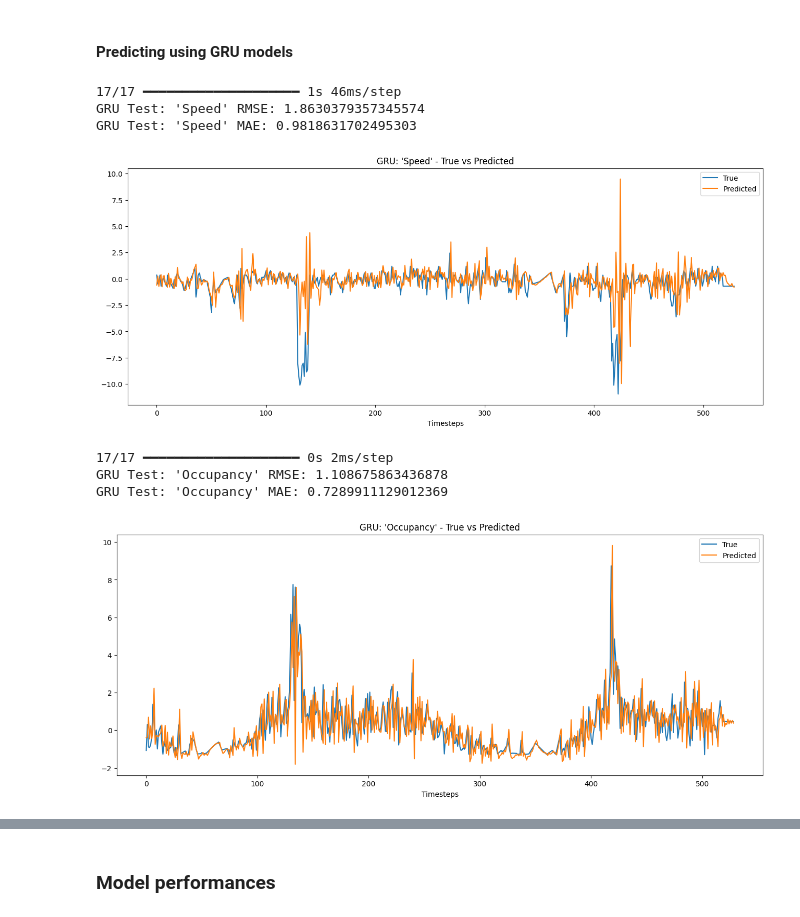
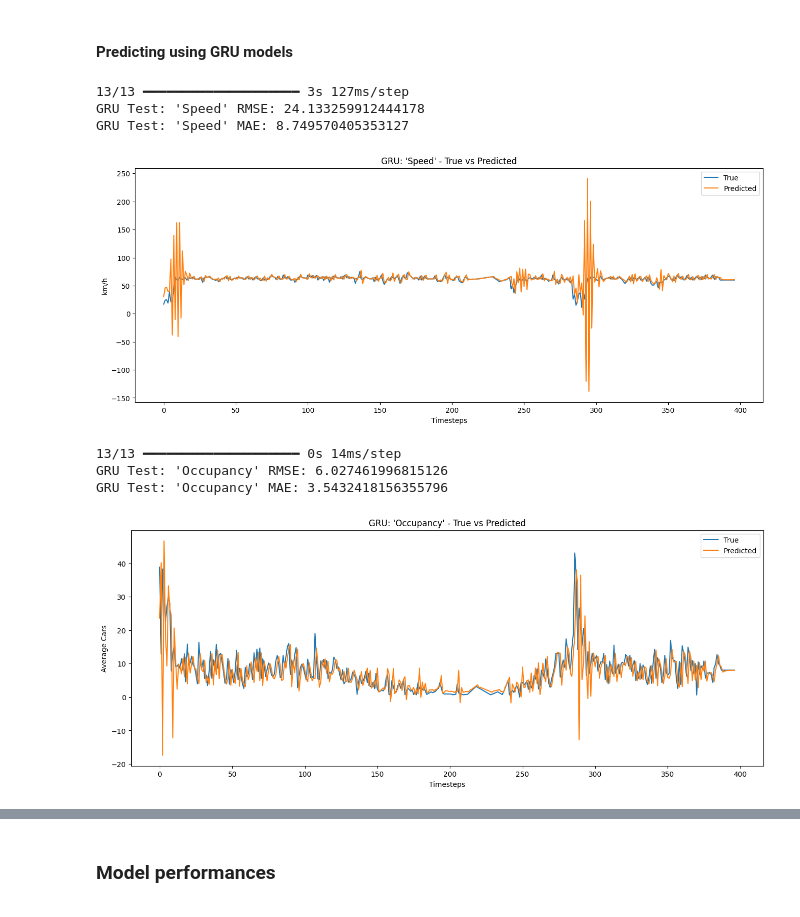
Before and after one commit to spate738/AISE4010-Group7-Project, a Jupyter notebook: realTraffic.ipynb, the cells around one changed output, grey strips where cells are left out. Drawn from its saved outputs; the diff is of its cells as text; code cells hidden in the pictures.

```diff
--- a/realTraffic.ipynb
+++ b/realTraffic.ipynb
@@ -161,15 +163,15 @@ data = data.interpolate()
 data['Travel Time'] = data['Travel Time'].bfill()   # special case where Travel Time has few initial data points missing
 
 # Normalize each variable using StandardScaler
-scaler_s, scaler_o, scaler_t = StandardScaler(), StandardScaler(), StandardScaler()
-data['Speed'] = scaler_s.fit_transform(data[['Speed']])
-data['Occupancy'] = scaler_o.fit_transform(data[['Occupancy']])
-data['Travel Time'] = scaler_t.fit_transform(data[['Travel Time']])
+# scaler_s, scaler_o, scaler_t = StandardScaler(), StandardScaler(), StandardScaler()
+# data['Speed'] = scaler_s.fit_transform(data[['Speed']])
+# data['Occupancy'] = scaler_o.fit_transform(data[['Occupancy']])
+# data['Travel Time'] = scaler_t.fit_transform(data[['Travel Time']])
 
 
-# Plot data after preprocessing
+# Plot data after resampling and filling missing values
 plt.subplot(2,1,2)
-data['Speed'].plot()#ylabel='(different for each variable)')
+data['Speed'].plot()
 data['Occupancy'].plot()
 data['Travel Time'].plot()
 plt.legend()
@@ -896,21 +961,26 @@ LSTM Test: 'Travel Time' MAE: 0.10055335577090223
 Make the model:
 # %%
 # GRU Model
-model_GRU = Sequential()
-model_GRU.add(tf.keras.layers.GRU(80, activation='relu', return_sequences=True, input_shape=(Xs_train.shape[1], 1)))
-model_GRU.add(tf.keras.layers.GRU(40, activation='relu'))
-model_GRU.add(Dense(1))
+model_GRU = Sequential([
+    tf.keras.layers.GRU(128, activation='relu', return_sequences=True,
+                                  input_shape=(Xs_train.shape[1], 1), recurrent_dropout=0.1),
+    tf.keras.layers.GRU(128, activation='relu', return_sequences=True),
+    tf.keras.layers.GRU(64, activation='relu'),
+    Dropout(0.1),
+    Dense(1)
+])
 
 # Optimizer and loss fn
-model_GRU.compile(optimizer='adam', loss='mse')
+early_stopping = EarlyStopping(monitor='val_loss', patience=10, restore_best_weights=True)
+optimizer = Adam(learning_rate=0.0001)
+model_GRU.compile(optimizer=optimizer, loss='mse')
 
 # Copy models for each variable
 model_GRU_s, model_GRU_o, model_GRU_t = model_GRU, model_GRU, model_GRU
 
 # Choose parameters for training
-EPOCHS = 60
+EPOCHS = 100
 BATCH_SIZE = 32
-VAL_SPLIT = 0.2
 # %% [markdown]
 #### Training GRU models
 # %%
@@ -953,7 +1024,8 @@ GRU Training Time for 'Speed': 37.663 seconds
 # %%
 # Occupancy data
 start_time = time()
-gru_history_occupancy = model_GRU_o.fit(Xo_train, yo_train, epochs=EPOCHS, batch_size=BATCH_SIZE, validation_split=VAL_SPLIT)
+gru_history_occupancy = model_GRU_o.fit(Xo_train, yo_train, epochs=EPOCHS, batch_size=BATCH_SIZE,
+                                        validation_data=(Xo_val, yo_val), callbacks=[early_stopping])
 gru_time_occupancy = time() - start_time
 
 # Plot training and validation loss
@@ -1030,17 +1106,17 @@ GRU Training Time for 'Travel Time': 29.804 seconds
 # Evaluate and plot predictions
 ys_pred_gru = model_GRU_s.predict(Xs_test)
 # Rescale to original units
-ys_pred_gru_rescale = scaler_s.inverse_transform(ys_pred_gru)
+ys_pred_gru_rescale = scaler_sy.inverse_transform(ys_pred_gru)
 # Calculate RMSE and MAE
-gru_rmse_s = np.sqrt(mean_squared_error(ys_test_rescale, ys_pred_gru_rescale))
-gru_mae_s = mean_absolute_error(ys_test_rescale, ys_pred_gru_rescale)
+gru_rmse_s = np.sqrt(mean_squared_error(ys_test, ys_pred_gru_rescale))
+gru_mae_s = mean_absolute_error(ys_test, ys_pred_gru_rescale)
 
 print(f'GRU Test: \'Speed\' RMSE: {gru_rmse_s}')
 print(f'GRU Test: \'Speed\' MAE: {gru_mae_s}')
 
 # Visualize the model's predictions with the predicted data and the actual test data
 plt.figure(figsize=(16,6))
-plt.plot(ys_test_rescale, label='True')
+plt.plot(ys_test, label='True')
 plt.plot(ys_pred_gru_rescale, label='Predicted')
 plt.title('GRU: \'Speed\' - True vs Predicted')
 plt.ylabel('km/h')
@@ -1048,36 +1124,36 @@ plt.xlabel('Timesteps')
 plt.legend()
 plt.show()
 # %% [output]
-17/17 ━━━━━━━━━━━━━━━━━━━━ 1s 46ms/step
-GRU Test: 'Speed' RMSE: 1.8630379357345574
-GRU Test: 'Speed' MAE: 0.9818631702495303
+13/13 ━━━━━━━━━━━━━━━━━━━━ 3s 127ms/step
+GRU Test: 'Speed' RMSE: 24.133259912444178
+GRU Test: 'Speed' MAE: 8.749570405353127
-[figure, old version]
+[figure, new version]
 # %%
 # Evaluate and plot predictions
 yo_pred_gru = model_GRU_o.predict(Xo_test)
 # Rescale to original units
-yo_pred_gru_rescale = scaler_o.inverse_transform(yo_pred_gru)
+yo_pred_gru_rescale = scaler_oy.inverse_transform(yo_pred_gru)
 # Calculate RMSE and MAE
-gru_rmse_o = np.sqrt(mean_squared_error(yo_test_rescale, yo_pred_gru_rescale))
-gru_mae_o = mean_absolute_error(yo_test_rescale, yo_pred_gru_rescale)
+gru_rmse_o = np.sqrt(mean_squared_error(yo_test, yo_pred_gru_rescale))
+gru_mae_o = mean_absolute_error(yo_test, yo_pred_gru_rescale)
 
 print(f'GRU Test: \'Occupancy\' RMSE: {gru_rmse_o}')
 print(f'GRU Test: \'Occupancy\' MAE: {gru_mae_o}')
 
 # Visualize the model's predictions with the predicted data and the actual test data
 plt.figure(figsize=(16,6))
-plt.plot(yo_test_rescale, label='True')
+plt.plot(yo_test, label='True')
 plt.plot(yo_pred_gru_rescale, label='Predicted')
 plt.title('GRU: \'Occupancy\' - True vs Predicted')
 plt.ylabel('Average Cars')
 plt.xlabel('Timesteps')
 plt.legend()
 plt.show()
 # %% [output]
-17/17 ━━━━━━━━━━━━━━━━━━━━ 0s 2ms/step
-GRU Test: 'Occupancy' RMSE: 1.108675863436878
-GRU Test: 'Occupancy' MAE: 0.7289911129012369
+13/13 ━━━━━━━━━━━━━━━━━━━━ 0s 14ms/step
+GRU Test: 'Occupancy' RMSE: 6.027461996815126
+GRU Test: 'Occupancy' MAE: 3.5432418156355796
-[figure, old version]
+[figure, new version]
 # %%
 # Evaluate and plot predictions
 yt_pred_gru = model_GRU_t.predict(Xt_test)
```
Also changed, not shown: parts of 56 cells of this notebook.
